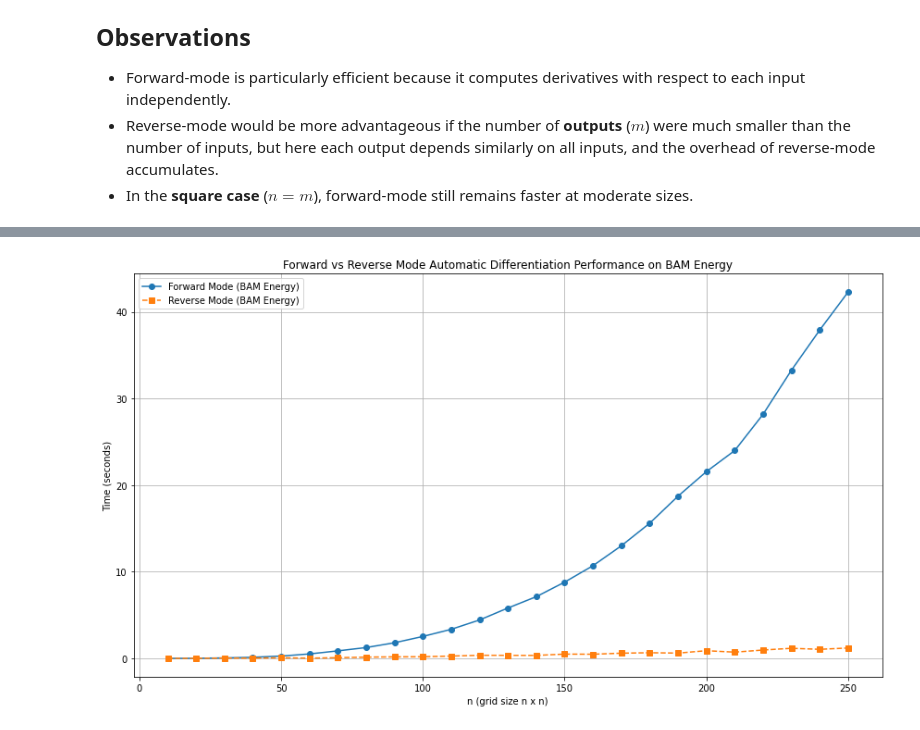
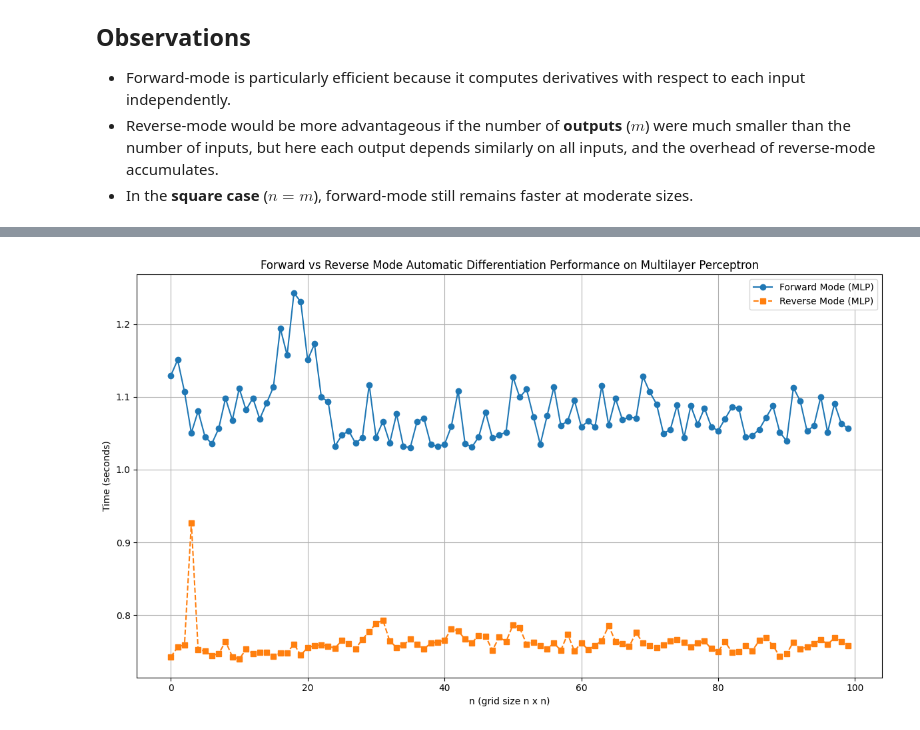
Before and after one commit to Isi-17/Thesis-M, a Jupyter notebook: 01-AD.ipynb, the cells around one changed output, grey strips where cells are left out. Saved outputs shown, nothing was run; the diff lists cells and outputs as text; code cells hidden in the pictures.

```diff
--- a/01-AD.ipynb
+++ b/01-AD.ipynb
@@ -1458,21 +1498,17 @@ The performance is evaluated by measuring:
 # %%
-# Forward-mode vs Reverse-mode on BAM Energy
-
+# Forward-mode vs Reverse-mode on Multilayer Perceptron
 plt.figure(figsize=(12, 7))
 
-min_len = min(len(times_forward), len(times_reverse))
-ns_common = ns[:min_len]
+# Plotting
+plt.plot(avg_forward_times_ex2, label="Forward Mode (MLP)", marker='o', linestyle='-')
+plt.plot(avg_backward_times_ex2, label="Reverse Mode (MLP)", marker='s', linestyle='--')
 
-# Plotting
-plt.plot(ns_common, times_forward[:min_len], label="Forward Mode (BAM Energy)", marker='o', linestyle='-')
-plt.plot(ns_common, times_reverse[:min_len], label="Reverse Mode (BAM Energy)", marker='s', linestyle='--')
-
-plt.title("Forward vs Reverse Mode Automatic Differentiation Performance on BAM Energy")
+plt.title("Forward vs Reverse Mode Automatic Differentiation Performance on Multilayer Perceptron")
 plt.xlabel("n (grid size n x n)")
 plt.ylabel("Time (seconds)")
 plt.legend()
 plt.grid(True)
 plt.tight_layout()
 plt.show()
 # %% [output]
-[figure, old version]
+[figure, new version]
```
Also changed, not shown: parts of 17 cells of this notebook.
